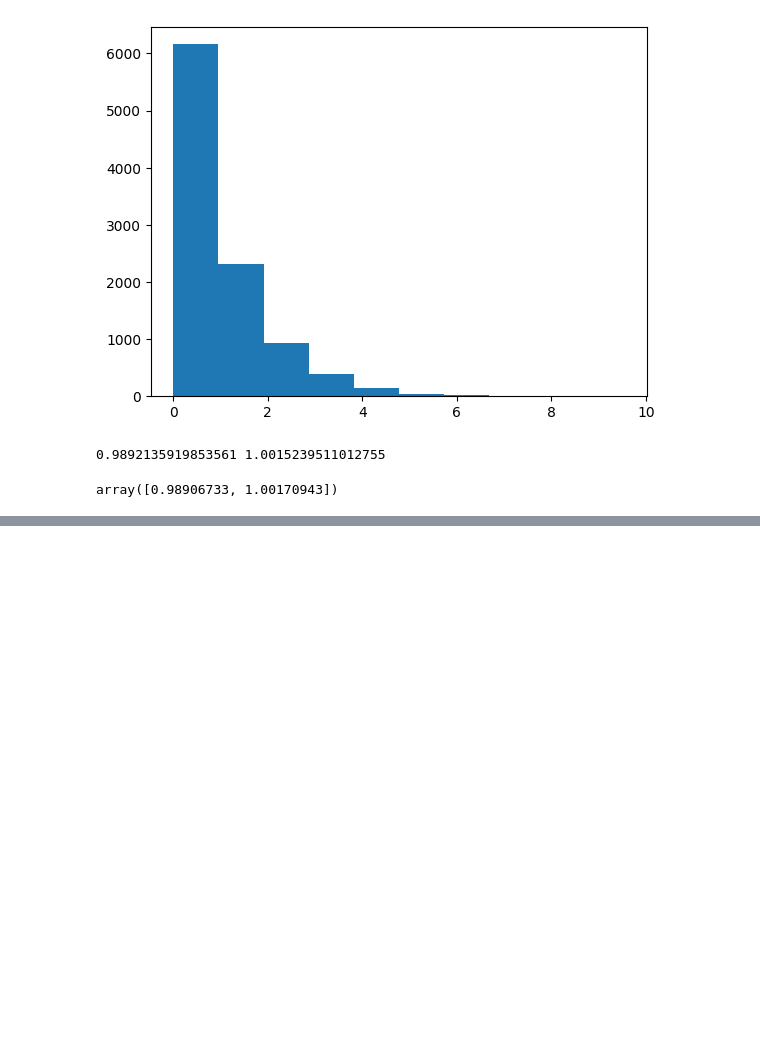
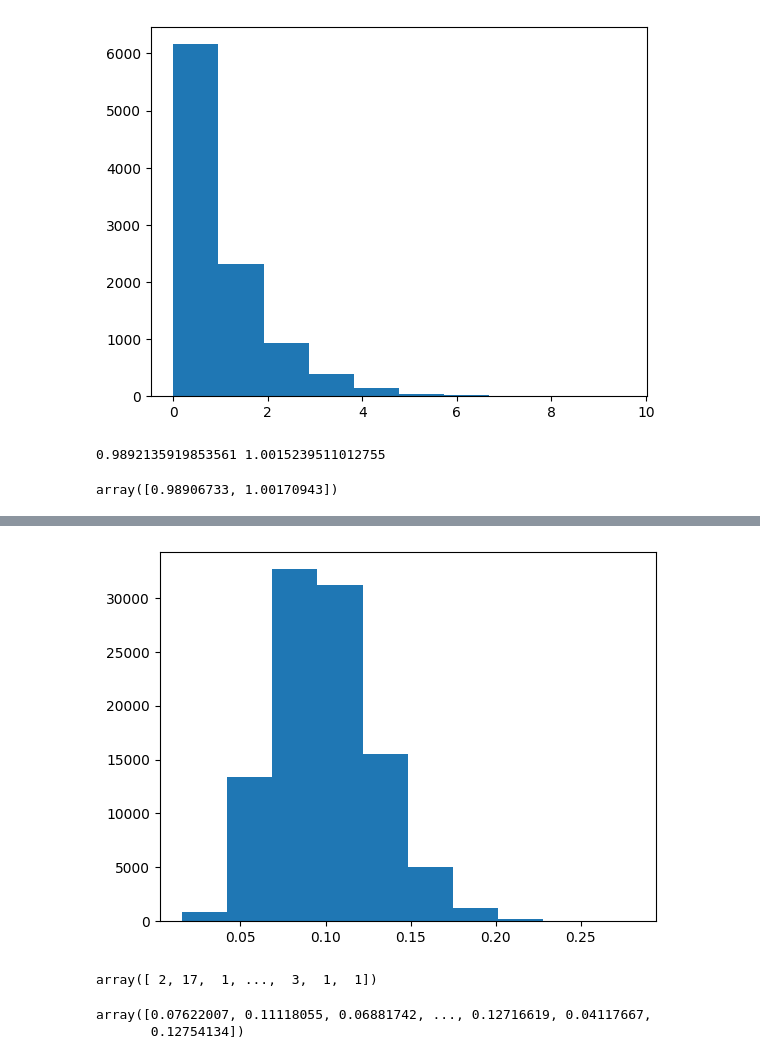
Before and after one commit to pileyan/applied_statistics_2024, a Jupyter notebook: lect04/classwork.ipynb, the cells around one changed output, grey strips where cells are left out. Drawn from its saved outputs; the diff is of its cells as text; code cells hidden in the pictures; blank space fills up the shorter version.

```diff
--- a/lect04/classwork.ipynb
+++ b/lect04/classwork.ipynb
@@ -168,0 +177,16 @@ array([0.98906733, 1.00170943])
+# %%
+alpha = 10
+beta = 90
+ctr = np.random.beta(alpha, beta, size = 100000)
+_ = plt.hist(ctr)
+# %% [output]
+[figure, added]
+# %%
+views
+# %% [output]
+array([ 2, 17,  1, ...,  3,  1,  1])
+# %%
+ctr
+# %% [output]
+array([0.07622007, 0.11118055, 0.06881742, ..., 0.12716619, 0.04117667,
+       0.12754134])
```
Also changed, not shown: parts of 17 cells of this notebook, 6 other files.
